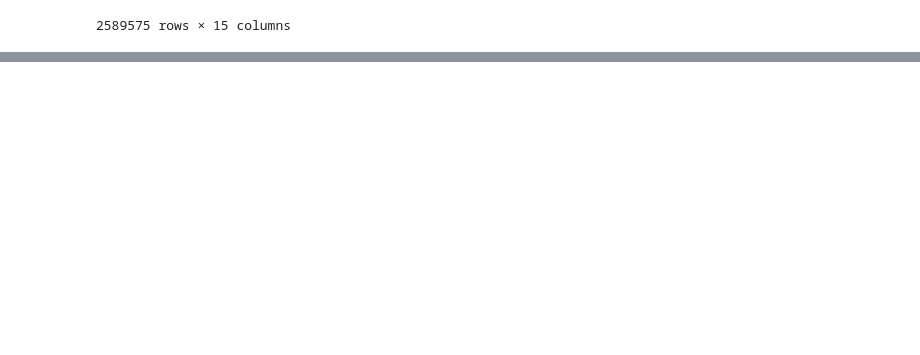
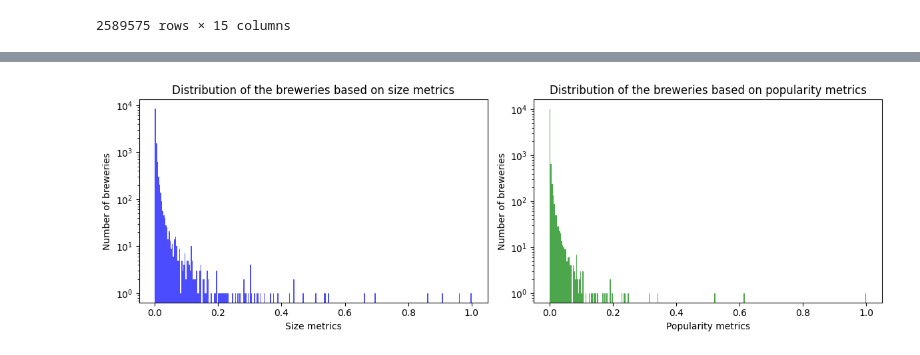
Before and after one commit to epfl-ada/ada-2023-project-todolegax, a Jupyter notebook: P2_initial_analysis.ipynb, the cells around one changed output, grey strips where cells are left out. Cells and saved outputs as stored; diff of their text form; code cells hidden in the pictures; blank space fills up the shorter version.

```diff
--- a/P2_initial_analysis.ipynb
+++ b/P2_initial_analysis.ipynb
@@ -698,0 +584,21 @@ reviews.to_csv(filename_review, encoding='utf-8', index=False)
+# %%
+review_brew = reviews_filt[['brewery_id','style']].copy(deep=True)
+review_brew = pd.merge(review_brew,breweries_filt,on=['brewery_id'],how='inner')
+review_brew = review_brew.drop(['brewery_location'], axis=1)
+brew_review_count = review_brew.groupby('brewery_id').size().reset_index(name='nbr_reviews')
+brew_style_count = review_brew.groupby('brewery_id')['style'].unique().reset_index(name='styles')
+brew_style_count['nbr_styles'] = brew_style_count['styles'].apply(lambda x: len(x))
+df_metrics = pd.merge(brew_review_count,brew_style_count[['brewery_id','nbr_styles']],on=['brewery_id'],how='inner')
+df_metrics = pd.merge(df_metrics,breweries_filt[['brewery_id','brewery_name','nbr_beers']],on=['brewery_id'],how='inner')
+
+# Compute size metrics
+tot_nb_reviews = df_metrics['nbr_reviews'].sum()
+tot_nb_beers = df_metrics['nbr_beers'].sum()
+tot_nb_styles = df_metrics['nbr_styles'].sum()
+alpha = 3
+beta = 1
+gamma = 1
+df_metrics['size_metrics'] = df_metrics.apply(lambda row: alpha*row['nbr_reviews']/tot_nb_reviews + beta*row['nbr_beers']/tot_nb_beers + gamma*row['nbr_styles']/tot_nb_styles, axis=1)
+df_metrics['size_metrics'] = df_metrics['size_metrics']/df_metrics['size_metrics'].max()
+df_metrics['popularity_metrics'] = df_metrics.apply(lambda row: (row['nbr_reviews']/tot_nb_reviews)/(row['nbr_beers']/tot_nb_beers), axis=1)
+df_metrics['popularity_metrics'] = df_metrics['popularity_metrics']/df_metrics['popularity_metrics'].max()
@@ -698,0 +637,25 @@ reviews.to_csv(filename_review, encoding='utf-8', index=False)
+# %%
+# Create subplots
+fig, axs = plt.subplots(1, 2, figsize=(12, 4))
+
+# Plot histogram for 'size metrics' in the first subplot
+axs[0].hist(df_metrics['size_metrics'], bins=300, color='blue', alpha=0.7)
+axs[0].set_title('Distribution of the breweries based on size metrics')
+axs[0].set_xlabel('Size metrics')
+axs[0].set_ylabel('Number of breweries')
+
+# Plot histogram for 'popularity metrics' in the second subplot
+axs[1].hist(df_metrics['popularity_metrics'], bins=300, color='green', alpha=0.7)
+axs[1].set_title('Distribution of the breweries based on popularity metrics')
+axs[1].set_xlabel('Popularity metrics')
+axs[1].set_ylabel('Number of breweries')
+
+axs[0].set_yscale('log')
+axs[1].set_yscale('log')
+# Adjust layout
+plt.tight_layout()
+
+# Display the subplots
+plt.show()
+# %% [output]
+[figure, added]
```
Also changed, not shown: parts of 46 cells of this notebook, 1 other file.
